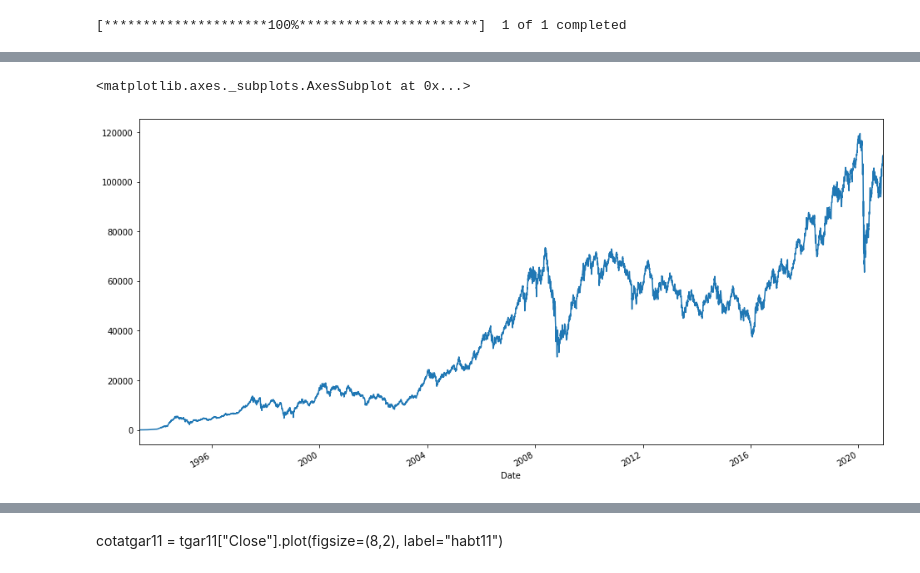
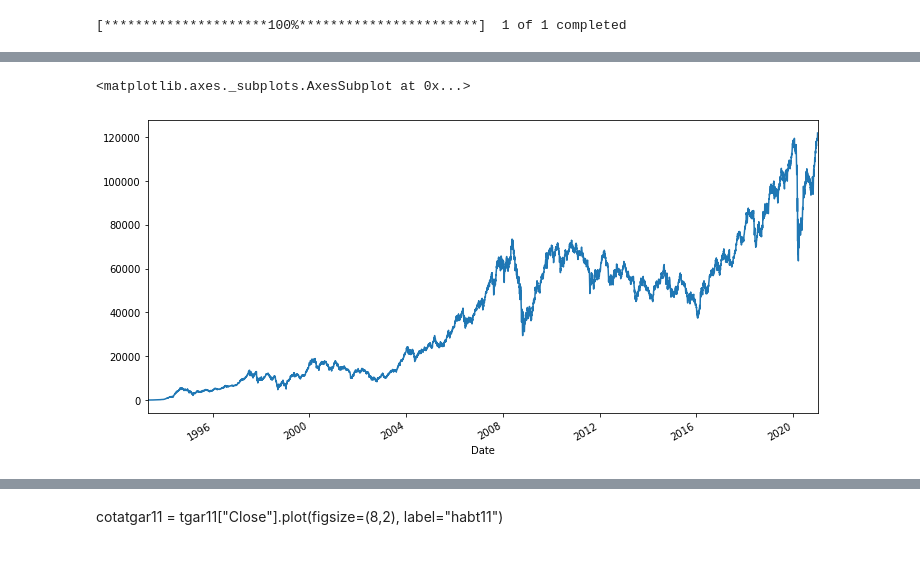
Before and after one commit to kioolz/Kioolz-World, a Jupyter notebook: IBOV.ipynb, the cells around one changed output, grey strips where cells are left out. Cells and saved outputs as stored; diff of their text form; code cells hidden in the pictures.

```diff
--- a/IBOV.ipynb
+++ b/IBOV.ipynb
@@ -45,6 +45,6 @@ ibov.head()
 # %%
-#E usando o comando plot e figsize, criamos um gráfico do IBOV desde seu início em ~1995.
-ibov["Close"].plot(figsize=(16,8))
+#E usando o comando plot e figsize, criamos um gráfico do fechamento do IBOV desde seu início em ~1995.
+ibov["Close"].plot(figsize=(12,6))
 # %% [output]
 <matplotlib.axes._subplots.AxesSubplot at 0x...>
-[figure, old version]
+[figure, new version]
```
Also changed, not shown: parts of 25 cells of this notebook.
